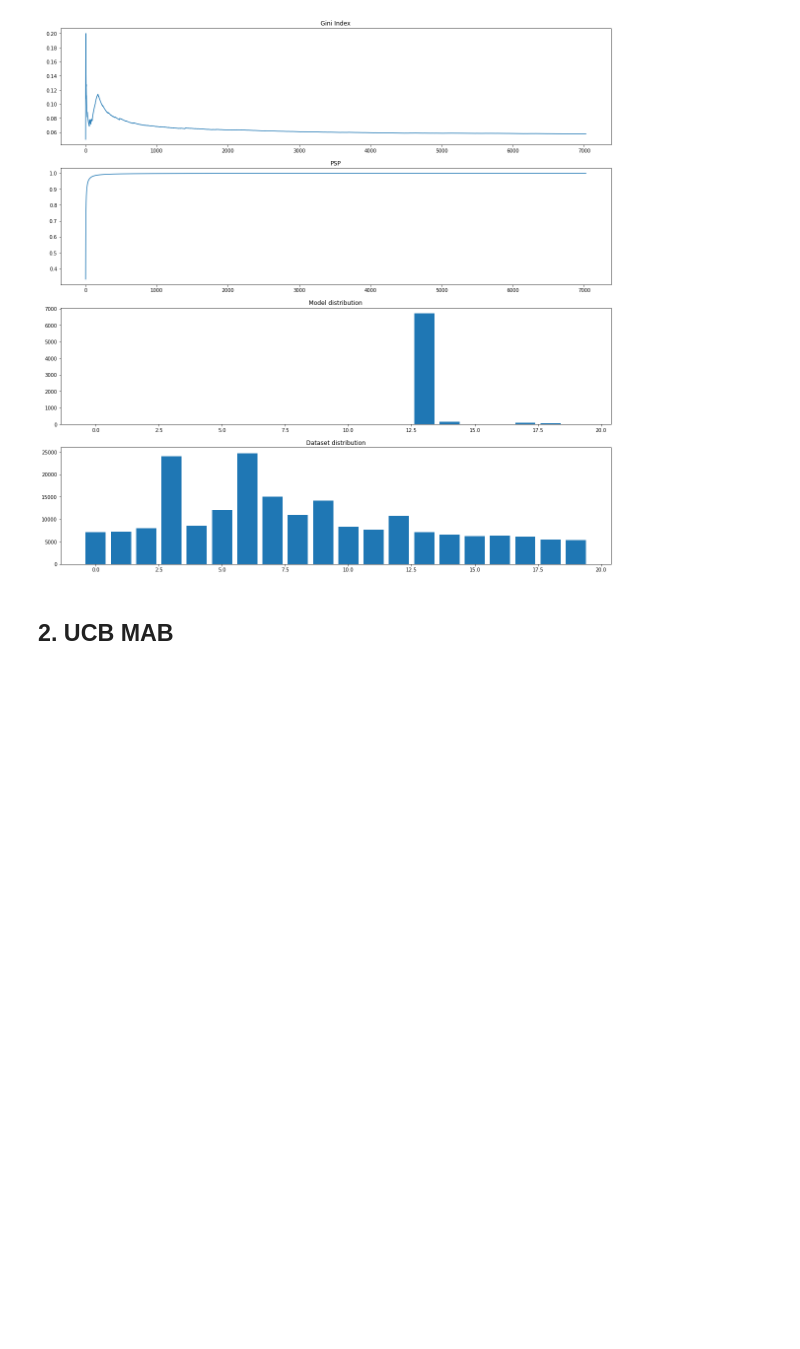
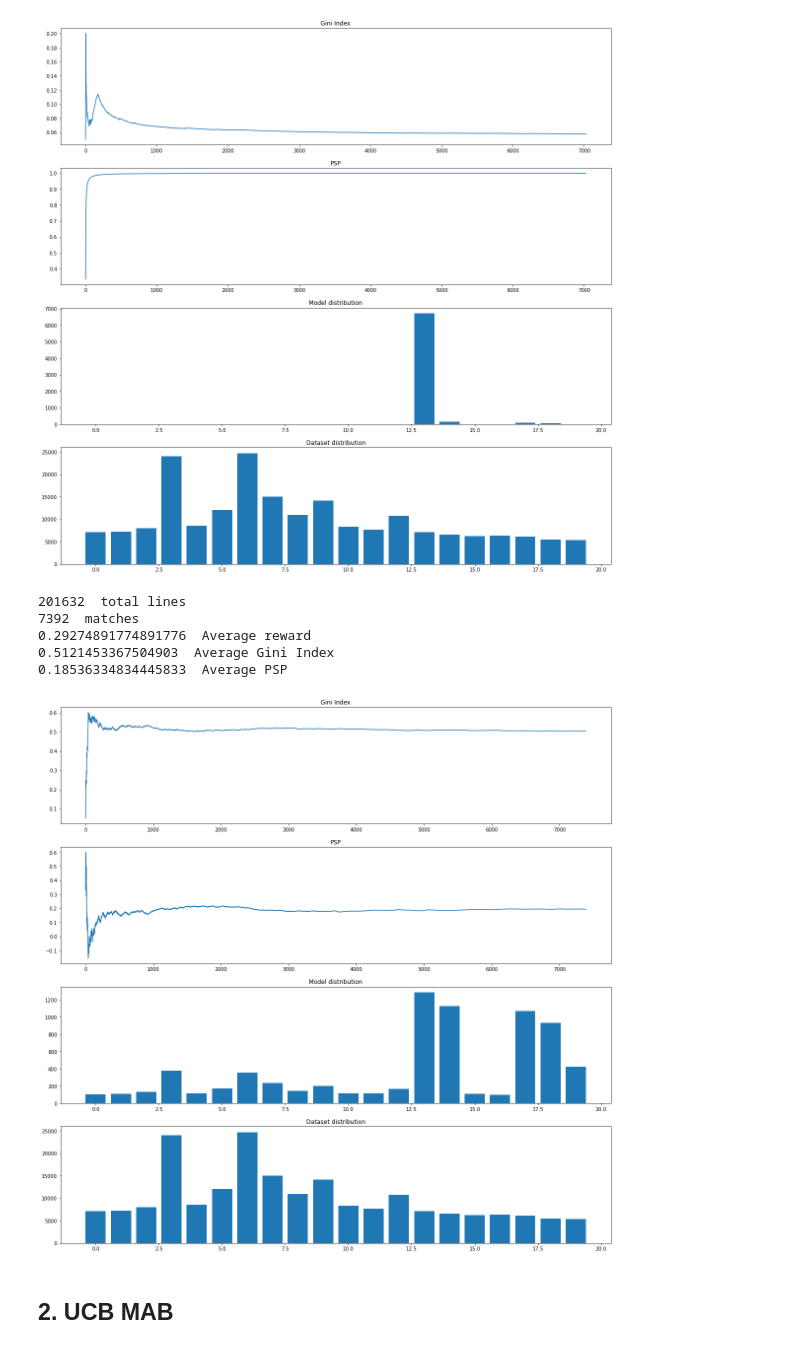
Before and after one commit to jule8198/MABRec, a Jupyter notebook: MABs.ipynb, the cells around one changed output. Drawn from its saved outputs; the diff is of its cells as text; code cells hidden in the pictures; blank space fills up the shorter version.

```diff
--- a/MABs.ipynb
+++ b/MABs.ipynb
@@ -417,6 +417,7 @@ class BalancedEpsGreedy(MAB):
         self.q = np.full(n_arms, Q0)      # initialise q values
         self.rewards = np.zeros(n_arms)     # keep the total rewards per arm
         self.clicks = np.zeros(n_arms)      # count the pulled rounds per arm
+        self.mab = EpsGreedy(20, epsilon)
         self.armtogenre = [13, 14, 17, 18, 19]
         self.genretoarm = {13: 0, 14: 1, 17: 2, 18: 3, 19: 4}
 
@@ -427,15 +428,33 @@ class BalancedEpsGreedy(MAB):
             arm = np.random.randint(0,self.n_arms)
         else:
             arm = break_tie(self.q)
-        return self.armtogenre[arm]
+        arm = self.armtogenre[arm]
+        if arm == 19:
+            arm = self.mab.play(context)
+        return arm
 
     # update values
     def update(self, arm, reward, context=None):
-        arm = self.genretoarm[arm]
+        if arm not in self.armtogenre:
+            self.mab.update(arm, reward, context)
+            arm = 4
+        else:
+            arm = self.genretoarm[arm]
         super().update(arm, reward, context)
         self.clicks[arm] += 1
         self.rewards[arm] += self.reward
         self.q[arm] = self.rewards[arm] / self.clicks[arm]
+# %%
+fairmab = BalancedEpsGreedy(5, 0.5)
+results_EpsGreedy, dist, psp = offlineEvaluate(fairmab, arms, rewards, contexts, None, 0)
+evaluateMab(results_EpsGreedy, dist, psp)
+# %% [output]
+201632  total lines
+7392  matches
+0.29274891774891776  Average reward
+0.5121453367504903  Average Gini Index
+0.18536334834445833  Average PSP
+[figure, added]
 # %% [markdown]
 ## 2. UCB MAB
 # %%
```
Also changed, not shown: parts of 11 cells of this notebook, 18 other files.
